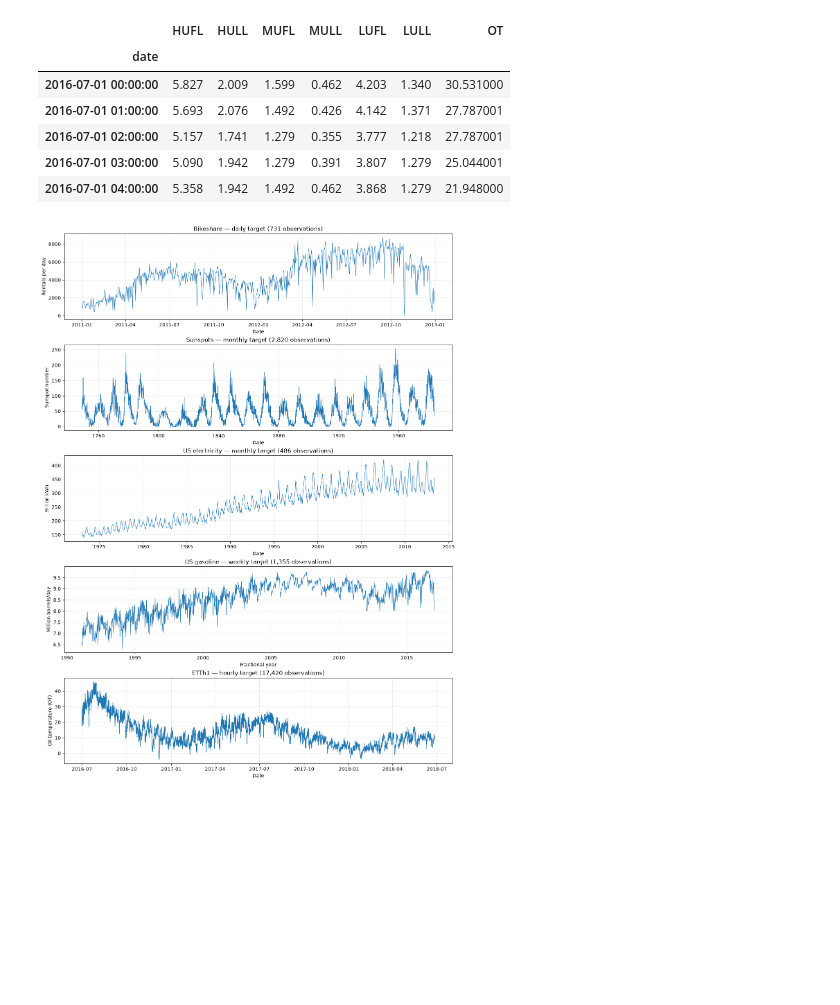
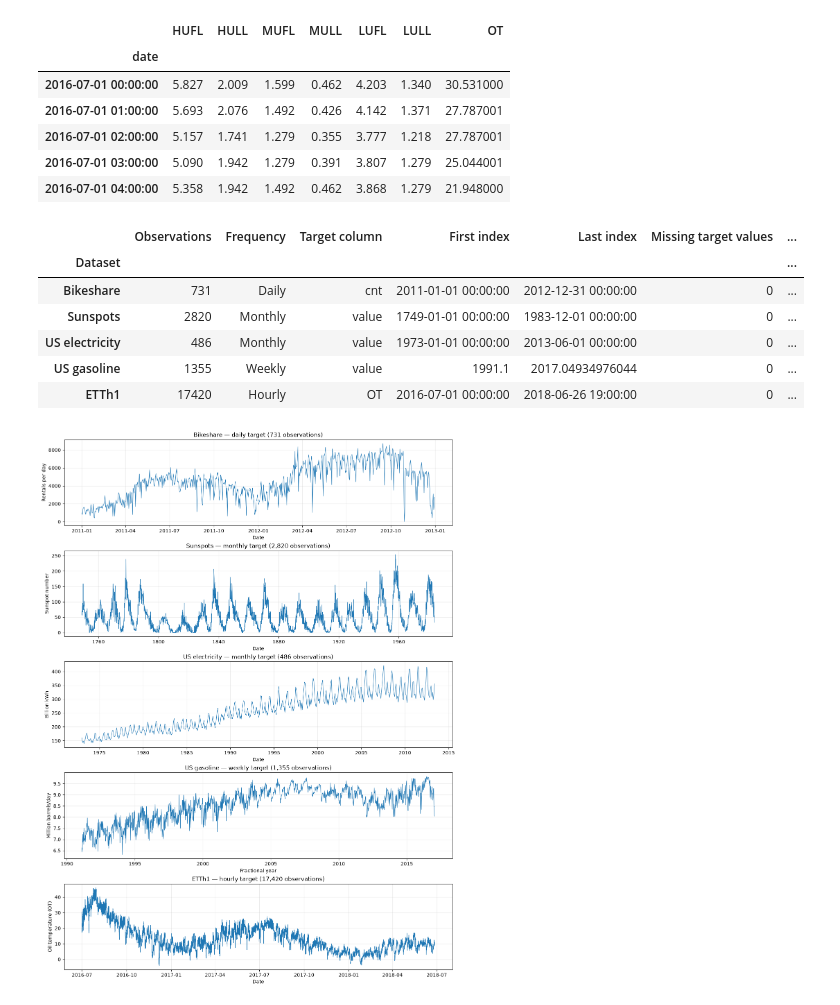
Before and after one commit to diankruger/ML_Assignment3, a Jupyter notebook: Assignment3.ipynb, the cells around one changed output. Cells and saved outputs as stored; diff of their text form; code cells hidden in the pictures; blank space fills up the shorter version.

Commit message:
coded untill data loader

```diff
--- a/Assignment3.ipynb
+++ b/Assignment3.ipynb
@@ -93,6 +93,56 @@ ETTh1: 17,420 rows, 7 columns
 | 2016-07-01 02:00:00 | 5.157 | 1.741 | 1.279 | 0.355 | 3.777 | 1.218 | 27.787001 |
 | 2016-07-01 03:00:00 | 5.090 | 1.942 | 1.279 | 0.391 | 3.807 | 1.279 | 25.044001 |
 | 2016-07-01 04:00:00 | 5.358 | 1.942 | 1.492 | 0.462 | 3.868 | 1.279 | 21.948000 |
+# %%
+datasets = {
+    "Bikeshare": bike,
+    "Sunspots": sunspots,
+    "US electricity": electricity,
+    "US gasoline": gasoline,
+    "ETTh1": ett,
+}
+target_columns = {
+    "Bikeshare": "cnt",
+    "Sunspots": "value",
+    "US electricity": "value",
+    "US gasoline": "value",
+    "ETTh1": "OT",
+}
+frequencies = {
+    "Bikeshare": "Daily",
+    "Sunspots": "Monthly",
+    "US electricity": "Monthly",
+    "US gasoline": "Weekly",
+    "ETTh1": "Hourly",
+}
+targets = {
+    name: frame[target_columns[name]].rename(name)
+    for name, frame in datasets.items()
+}
+
+overview = pd.DataFrame([
+    {
+        "Dataset": name,
+        "Observations": len(frame),
+        "Frequency": frequencies[name],
+        "Target column": target_columns[name],
+        "First index": str(frame.index[0]),
+        "Last index": str(frame.index[-1]),
+        "Missing target values": int(targets[name].isna().sum()),
+        "Duplicate time indexes": int(frame.index.duplicated().sum()),
+    }
+    for name, frame in datasets.items()
+]).set_index("Dataset")
+
+display(overview)
+# %% [output]
+|  | Observations | Frequency | Target column | First index | Last index | Missing target values | ... |
+| Dataset |  |  |  |  |  |  | ... |
+| Bikeshare | 731 | Daily | cnt | 2011-01-01 00:00:00 | 2012-12-31 00:00:00 | 0 | ... |
+| Sunspots | 2820 | Monthly | value | 1749-01-01 00:00:00 | 1983-12-01 00:00:00 | 0 | ... |
+| US electricity | 486 | Monthly | value | 1973-01-01 00:00:00 | 2013-06-01 00:00:00 | 0 | ... |
+| US gasoline | 1355 | Weekly | value | 1991.1 | 2017.04934976044 | 0 | ... |
+| ETTh1 | 17420 | Hourly | OT | 2016-07-01 00:00:00 | 2018-06-26 19:00:00 | 0 | ... |
 # %%
 axis_labels = {
     "Bikeshare": "Rentals per day",
```
Also changed, not shown: parts of 9 cells of this notebook.
